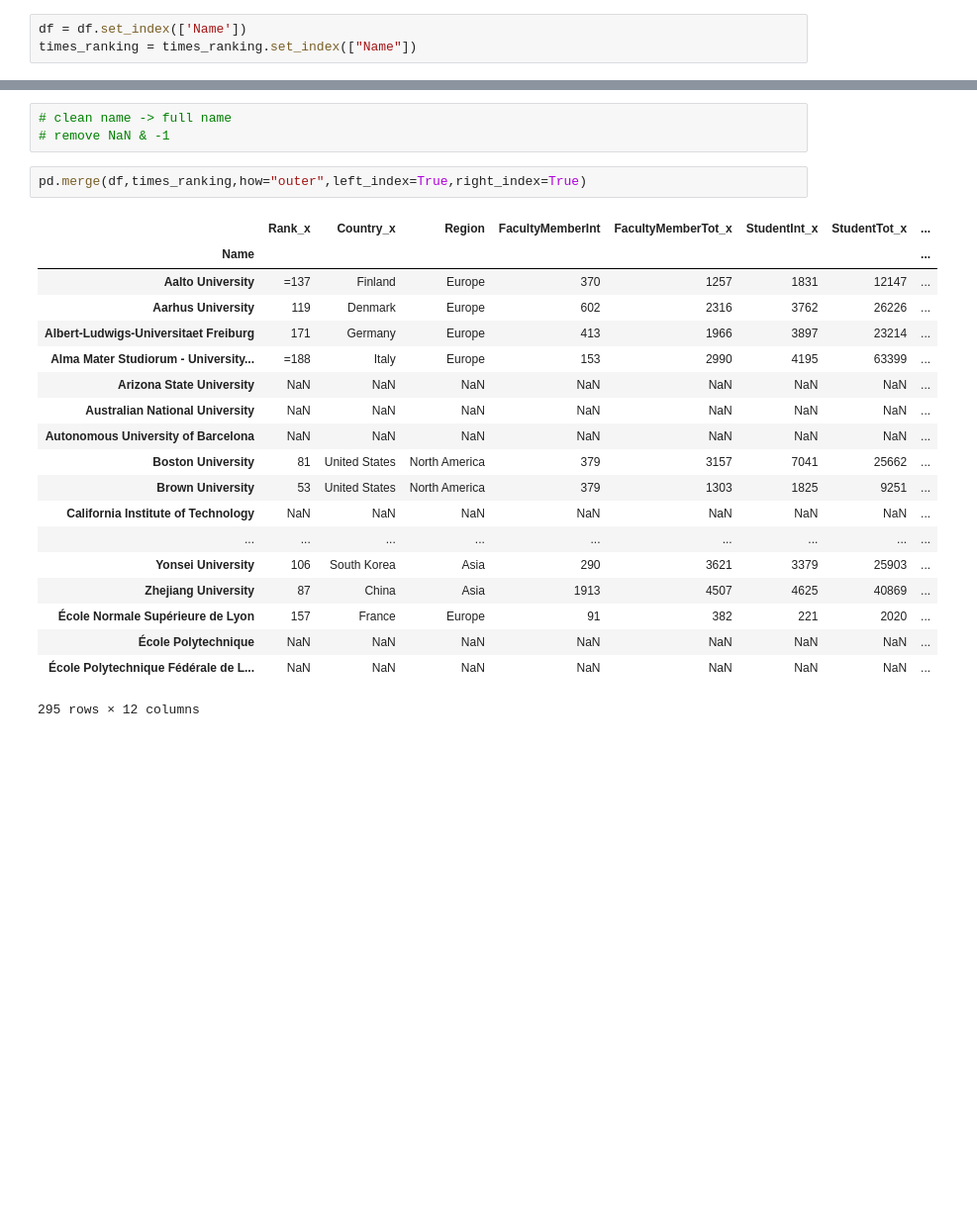
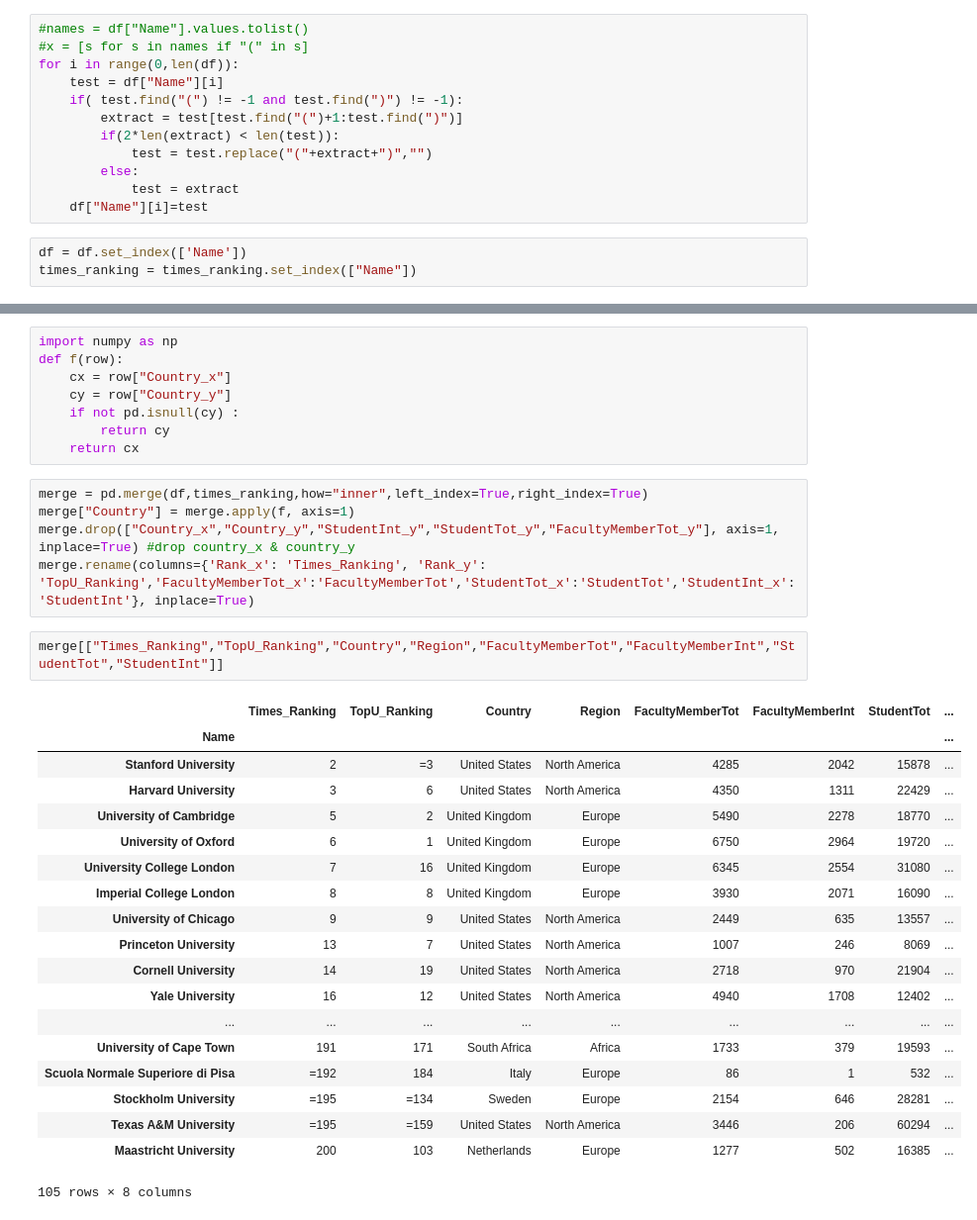
Before and after one commit to Roussaky/ada-EPFL, a Jupyter notebook: Homework2/Homework2.ipynb, the cells around one changed output, grey strips where cells are left out. Shown at 99% size. Saved outputs shown, nothing was run; the diff lists cells and outputs as text; blank space fills up the shorter version.

Commit message:
merge done

```diff
--- a/Homework2/Homework2.ipynb
+++ b/Homework2/Homework2.ipynb
@@ -270,6 +270,18 @@ Best ratio of international student vy country:
   Name = Luxembourg, Ratio = 0.5699335882471323
 # %% [markdown]
 ## Merging
+# %%
+#names = df["Name"].values.tolist()
+#x = [s for s in names if "(" in s]
+for i in range(0,len(df)):
+    test = df["Name"][i]
+    if( test.find("(") != -1 and test.find(")") != -1):
+        extract = test[test.find("(")+1:test.find(")")]
+        if(2*len(extract) < len(test)):
+            test = test.replace("("+extract+")","")
+        else:
+            test = extract
+    df["Name"][i]=test
 # %%
 df = df.set_index(['Name'])
 times_ranking = times_ranking.set_index(["Name"])
@@ -296,25 +288,35 @@ times_ranking.head()
-# %%
-# clean name -> full name
-# remove NaN & -1
-# %%
-pd.merge(df,times_ranking,how="outer",left_index=True,right_index=True)
-# %% [output]
-|  | Rank_x | Country_x | Region | FacultyMemberInt | FacultyMemberTot_x | StudentInt_x | StudentTot_x | ... |
-| Name |  |  |  |  |  |  |  | ... |
-| Aalto University | =137 | Finland | Europe | 370 | 1257 | 1831 | 12147 | ... |
-| Aarhus University | 119 | Denmark | Europe | 602 | 2316 | 3762 | 26226 | ... |
-| Albert-Ludwigs-Universitaet Freiburg | 171 | Germany | Europe | 413 | 1966 | 3897 | 23214 | ... |
-| Alma Mater Studiorum - University... | =188 | Italy | Europe | 153 | 2990 | 4195 | 63399 | ... |
-| Arizona State University | NaN | NaN | NaN | NaN | NaN | NaN | NaN | ... |
-| Australian National University | NaN | NaN | NaN | NaN | NaN | NaN | NaN | ... |
-| Autonomous University of Barcelona | NaN | NaN | NaN | NaN | NaN | NaN | NaN | ... |
-| Boston University | 81 | United States | North America | 379 | 3157 | 7041 | 25662 | ... |
-| Brown University | 53 | United States | North America | 379 | 1303 | 1825 | 9251 | ... |
-| California Institute of Technology | NaN | NaN | NaN | NaN | NaN | NaN | NaN | ... |
-| ... | ... | ... | ... | ... | ... | ... | ... | ... |
-| Yonsei University | 106 | South Korea | Asia | 290 | 3621 | 3379 | 25903 | ... |
-| Zhejiang University | 87 | China | Asia | 1913 | 4507 | 4625 | 40869 | ... |
-| École Normale Supérieure de Lyon | 157 | France | Europe | 91 | 382 | 221 | 2020 | ... |
-| École Polytechnique | NaN | NaN | NaN | NaN | NaN | NaN | NaN | ... |
-| École Polytechnique Fédérale de L... | NaN | NaN | NaN | NaN | NaN | NaN | NaN | ... |
-295 rows × 12 columns
+# %%
+import numpy as np
+def f(row):
+    cx = row["Country_x"]
+    cy = row["Country_y"]
+    if not pd.isnull(cy) :
+        return cy
+    return cx
+# %%
+merge = pd.merge(df,times_ranking,how="inner",left_index=True,right_index=True)
+merge["Country"] = merge.apply(f, axis=1)
+merge.drop(["Country_x","Country_y","StudentInt_y","StudentTot_y","FacultyMemberTot_y"], axis=1, inplace=True) #drop country_x & country_y
+merge.rename(columns={'Rank_x': 'Times_Ranking', 'Rank_y': 'TopU_Ranking','FacultyMemberTot_x':'FacultyMemberTot','StudentTot_x':'StudentTot','StudentInt_x':'StudentInt'}, inplace=True)
+# %%
+merge[["Times_Ranking","TopU_Ranking","Country","Region","FacultyMemberTot","FacultyMemberInt","StudentTot","StudentInt"]]
+# %% [output]
+|  | Times_Ranking | TopU_Ranking | Country | Region | FacultyMemberTot | FacultyMemberInt | StudentTot | ... |
+| Name |  |  |  |  |  |  |  | ... |
+| Stanford University | 2 | =3 | United States | North America | 4285 | 2042 | 15878 | ... |
+| Harvard University | 3 | 6 | United States | North America | 4350 | 1311 | 22429 | ... |
+| University of Cambridge | 5 | 2 | United Kingdom | Europe | 5490 | 2278 | 18770 | ... |
+| University of Oxford | 6 | 1 | United Kingdom | Europe | 6750 | 2964 | 19720 | ... |
+| University College London | 7 | 16 | United Kingdom | Europe | 6345 | 2554 | 31080 | ... |
+| Imperial College London | 8 | 8 | United Kingdom | Europe | 3930 | 2071 | 16090 | ... |
+| University of Chicago | 9 | 9 | United States | North America | 2449 | 635 | 13557 | ... |
+| Princeton University | 13 | 7 | United States | North America | 1007 | 246 | 8069 | ... |
+| Cornell University | 14 | 19 | United States | North America | 2718 | 970 | 21904 | ... |
+| Yale University | 16 | 12 | United States | North America | 4940 | 1708 | 12402 | ... |
+| ... | ... | ... | ... | ... | ... | ... | ... | ... |
+| University of Cape Town | 191 | 171 | South Africa | Africa | 1733 | 379 | 19593 | ... |
+| Scuola Normale Superiore di Pisa | =192 | 184 | Italy | Europe | 86 | 1 | 532 | ... |
+| Stockholm University | =195 | =134 | Sweden | Europe | 2154 | 646 | 28281 | ... |
+| Texas A&M University | =195 | =159 | United States | North America | 3446 | 206 | 60294 | ... |
+| Maastricht University | 200 | 103 | Netherlands | Europe | 1277 | 502 | 16385 | ... |
+105 rows × 8 columns
```
Also changed, not shown: parts of 2 cells of this notebook.
